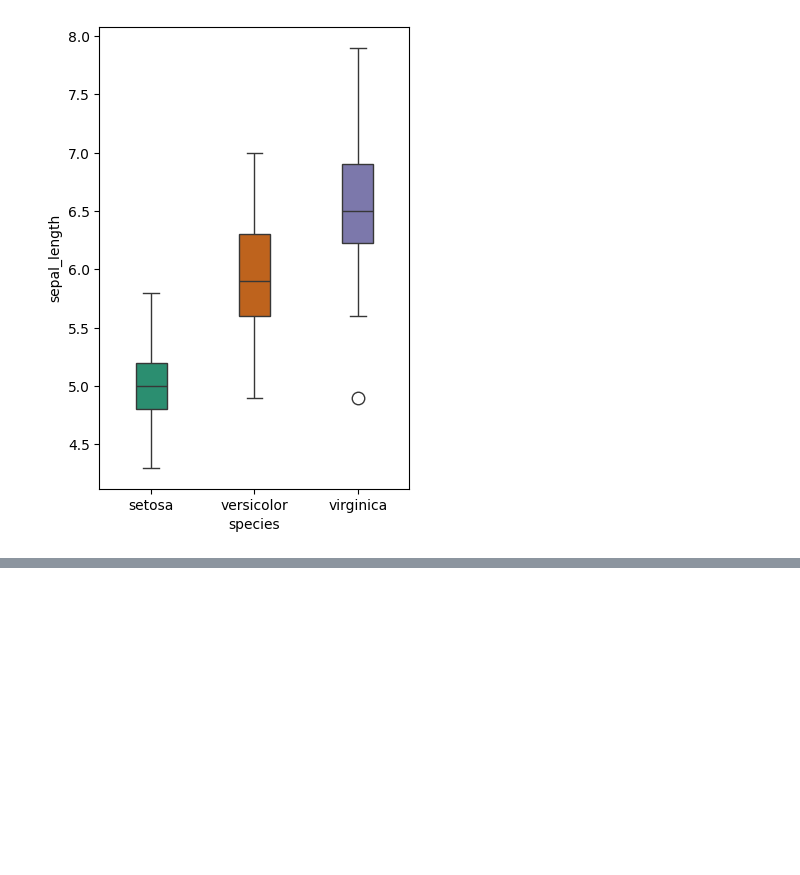
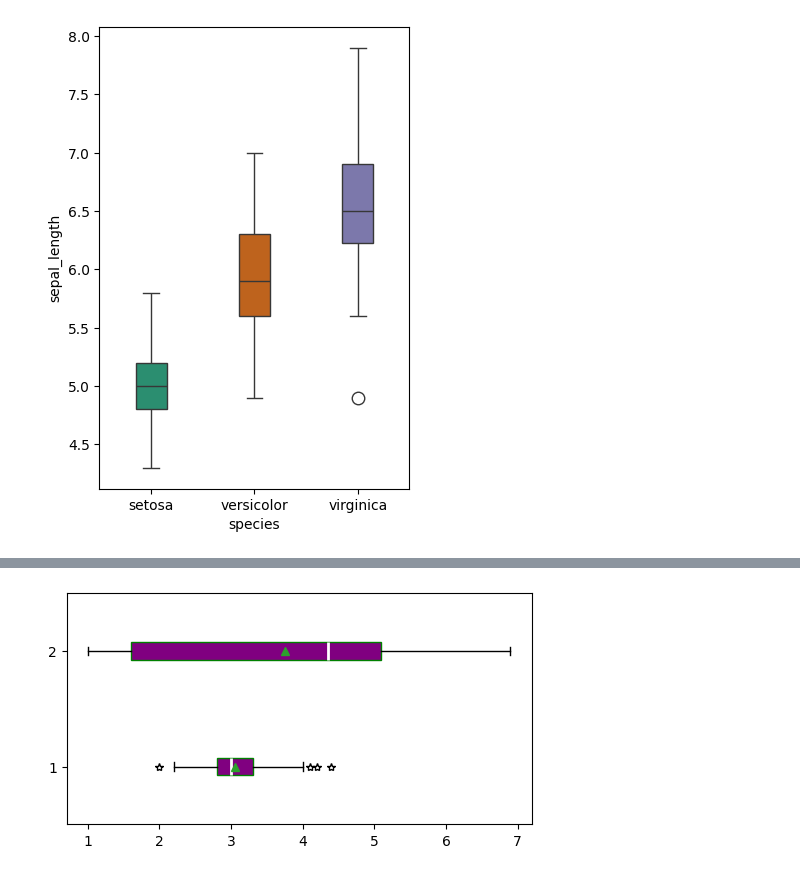
Before and after one commit to Md-Maruf-1727/LearningPractices, a Jupyter notebook: Vizualization/Vizualization1.ipynb, the cells around one changed output, grey strips where cells are left out. Cells and saved outputs as stored; diff of their text form; code cells hidden in the pictures; blank space fills up the shorter version.

```diff
--- a/Vizualization/Vizualization1.ipynb
+++ b/Vizualization/Vizualization1.ipynb
@@ -293,0 +307,14 @@ Passing `palette` without assigning `hue` is deprecated and will be removed in v
+# %%
+#boxplot with matplotlib
+plt.figure(figsize=(6,3))
+plt.boxplot([mainiris_data['sepal_width'], mainiris_data['petal_length']],
+            label=['sepal_width', 'petal_lentgh'],
+            vert=False,
+            patch_artist=True,
+            boxprops=dict(facecolor='purple', color='green'),
+            medianprops=dict(color='white', linewidth=2),
+            flierprops=dict(marker='*', color='orange'),
+            showmeans=True)
+plt.show()
+# %% [output]
+[figure, added]
```
Also changed, not shown: parts of 3 cells of this notebook.
